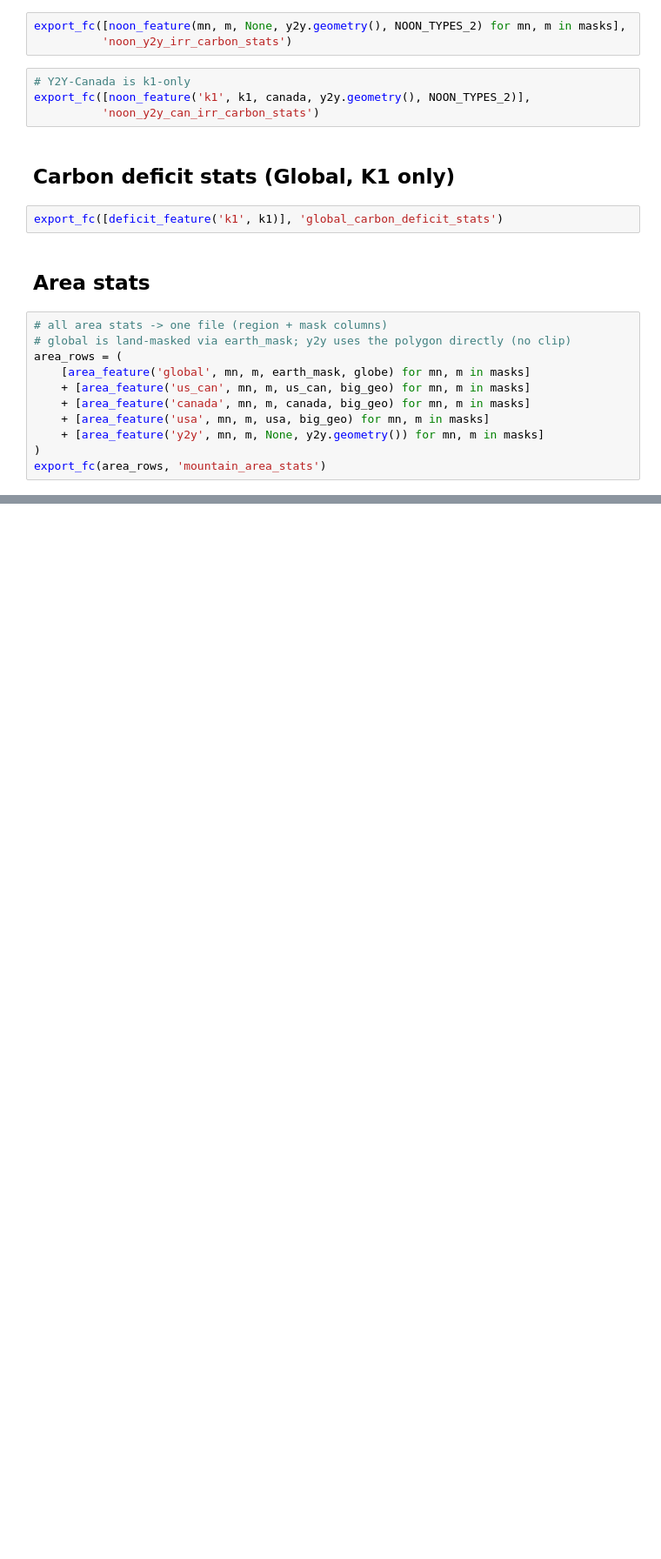
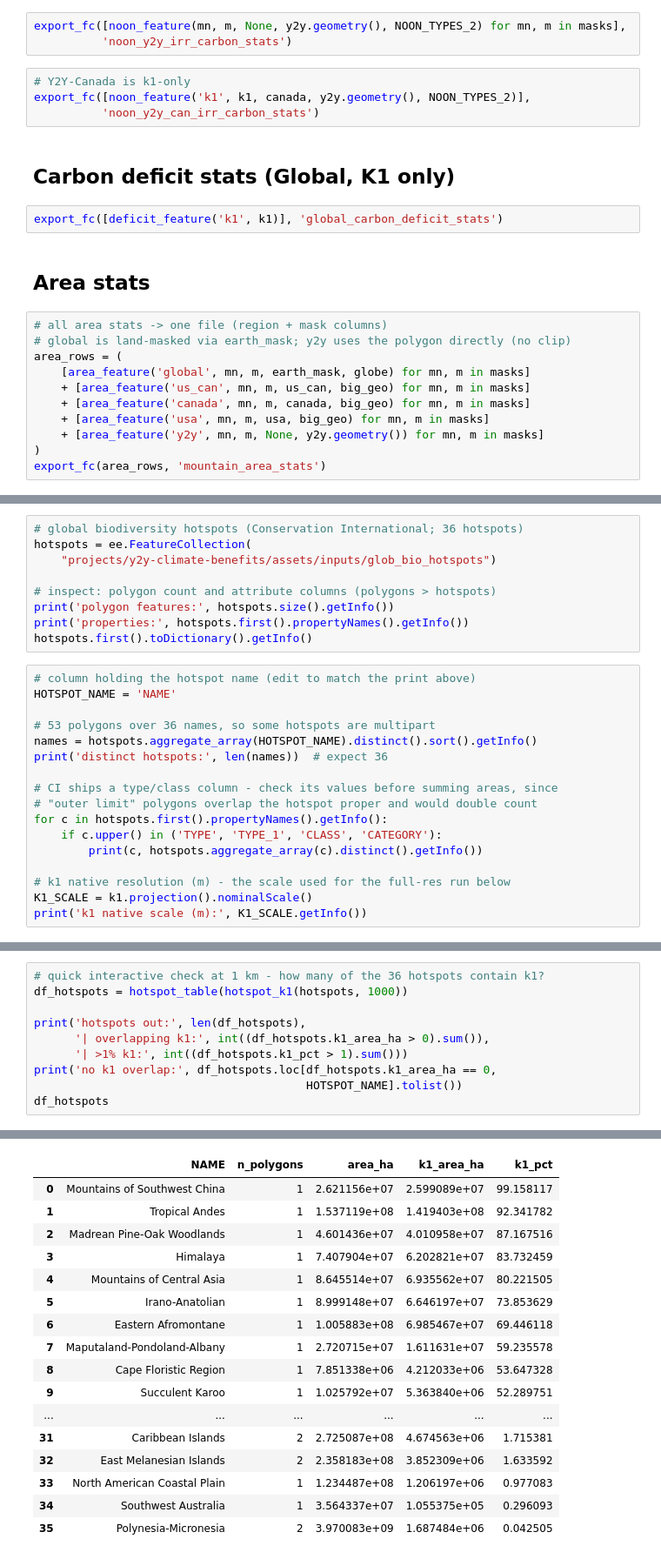
Before and after one commit to bermane/y2y-carbon-benefits, a Jupyter notebook: calculate_regional_global_carbon_stats_mountains.ipynb, the cells around one changed output, grey strips where cells are left out. Shown at 87% size. Cells and saved outputs as stored; diff of their text form; blank space fills up the shorter version.

Commit message:
added glob bio hotspot comparison

```diff
--- a/calculate_regional_global_carbon_stats_mountains.ipynb
+++ b/calculate_regional_global_carbon_stats_mountains.ipynb
@@ -348,0 +357,26 @@ export_fc(area_rows, 'mountain_area_stats')
+# %%
+# global biodiversity hotspots (Conservation International; 36 hotspots)
+hotspots = ee.FeatureCollection(
+    "projects/y2y-climate-benefits/assets/inputs/glob_bio_hotspots")
+
+# inspect: polygon count and attribute columns (polygons > hotspots)
+print('polygon features:', hotspots.size().getInfo())
+print('properties:', hotspots.first().propertyNames().getInfo())
+hotspots.first().toDictionary().getInfo()
+# %%
+# column holding the hotspot name (edit to match the print above)
+HOTSPOT_NAME = 'NAME'
+
+# 53 polygons over 36 names, so some hotspots are multipart
+names = hotspots.aggregate_array(HOTSPOT_NAME).distinct().sort().getInfo()
+print('distinct hotspots:', len(names))  # expect 36
+
+# CI ships a type/class column - check its values before summing areas, since
+# "outer limit" polygons overlap the hotspot proper and would double count
+for c in hotspots.first().propertyNames().getInfo():
+    if c.upper() in ('TYPE', 'TYPE_1', 'CLASS', 'CATEGORY'):
+        print(c, hotspots.aggregate_array(c).distinct().getInfo())
+
+# k1 native resolution (m) - the scale used for the full-res run below
+K1_SCALE = k1.projection().nominalScale()
+print('k1 native scale (m):', K1_SCALE.getInfo())
@@ -348,0 +432,11 @@ export_fc(area_rows, 'mountain_area_stats')
+# %%
+# quick interactive check at 1 km - how many of the 36 hotspots contain k1?
+df_hotspots = hotspot_table(hotspot_k1(hotspots, 1000))
+
+print('hotspots out:', len(df_hotspots),
+      '| overlapping k1:', int((df_hotspots.k1_area_ha > 0).sum()),
+      '| >1% k1:', int((df_hotspots.k1_pct > 1).sum()))
+print('no k1 overlap:', df_hotspots.loc[df_hotspots.k1_area_ha == 0,
+                                        HOTSPOT_NAME].tolist())
+df_hotspots
+# %% [output]
@@ -348,0 +446,17 @@ export_fc(area_rows, 'mountain_area_stats')
+|  | NAME | n_polygons | area_ha | k1_area_ha | k1_pct |
+| 0 | Mountains of Southwest China | 1 | 2.621156e+07 | 2.599089e+07 | 99.158117 |
+| 1 | Tropical Andes | 1 | 1.537119e+08 | 1.419403e+08 | 92.341782 |
+| 2 | Madrean Pine-Oak Woodlands | 1 | 4.601436e+07 | 4.010958e+07 | 87.167516 |
+| 3 | Himalaya | 1 | 7.407904e+07 | 6.202821e+07 | 83.732459 |
+| 4 | Mountains of Central Asia | 1 | 8.645514e+07 | 6.935562e+07 | 80.221505 |
+| 5 | Irano-Anatolian | 1 | 8.999148e+07 | 6.646197e+07 | 73.853629 |
+| 6 | Eastern Afromontane | 1 | 1.005883e+08 | 6.985467e+07 | 69.446118 |
+| 7 | Maputaland-Pondoland-Albany | 1 | 2.720715e+07 | 1.611631e+07 | 59.235578 |
+| 8 | Cape Floristic Region | 1 | 7.851338e+06 | 4.212033e+06 | 53.647328 |
+| 9 | Succulent Karoo | 1 | 1.025792e+07 | 5.363840e+06 | 52.289751 |
+| ... | ... | ... | ... | ... | ... |
+| 31 | Caribbean Islands | 2 | 2.725087e+08 | 4.674563e+06 | 1.715381 |
+| 32 | East Melanesian Islands | 2 | 2.358183e+08 | 3.852309e+06 | 1.633592 |
+| 33 | North American Coastal Plain | 1 | 1.234487e+08 | 1.206197e+06 | 0.977083 |
+| 34 | Southwest Australia | 1 | 3.564337e+07 | 1.055375e+05 | 0.296093 |
+| 35 | Polynesia-Micronesia | 2 | 3.970083e+09 | 1.687484e+06 | 0.042505 |
```
Also changed, not shown: parts of 5 cells of this notebook.
